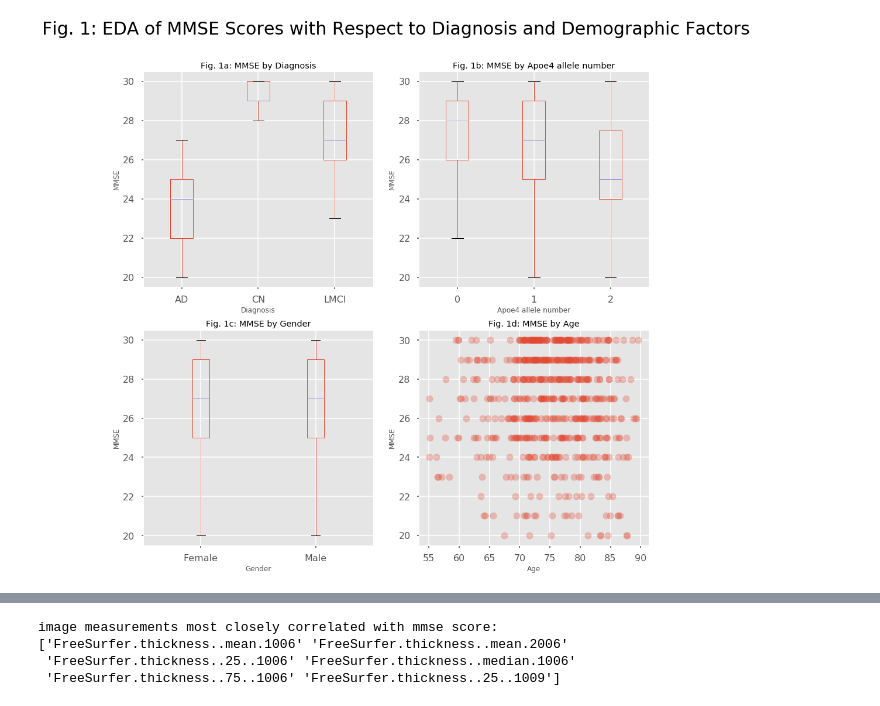
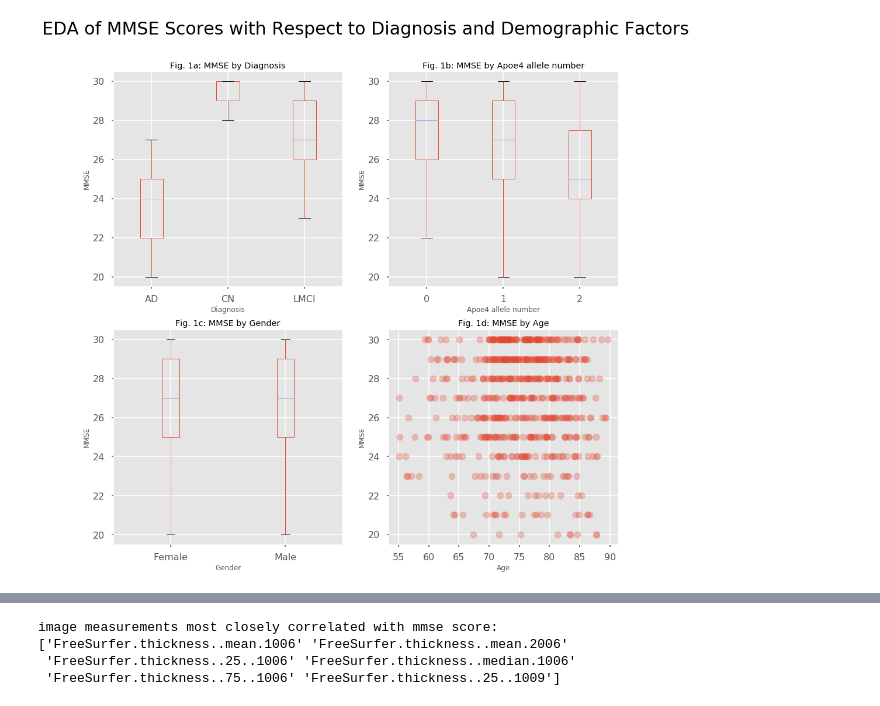
Before and after one commit to lars-von-buchholtz/CS109FinalProject, a Jupyter notebook: notebooks/EDA_MMSE.ipynb, the cells around one changed output, grey strips where cells are left out. Saved outputs shown, nothing was run; the diff lists cells and outputs as text; code cells hidden in the pictures.

Commit message:
finished MMSE EDA

```diff
--- a/notebooks/EDA_MMSE.ipynb
+++ b/notebooks/EDA_MMSE.ipynb
@@ -134,32 +113,32 @@ fig1 = plt.figure(figsize = [15,15])
 plt.subplot(2,2,1)
 ax = plt.gca()
 data.boxplot('MMSE',by = ['DX.bl'], ax = ax)
 plt.title('Fig. 1a: MMSE by Diagnosis')
 plt.xlabel('Diagnosis')
 plt.ylabel('MMSE')
 
 plt.subplot(2,2,2)
 ax = plt.gca()
 data.boxplot('MMSE',by = ['APOE4'], ax = ax)
 plt.title('Fig. 1b: MMSE by Apoe4 allele number')
 plt.xlabel('Apoe4 allele number')
 plt.ylabel('MMSE')
 
 plt.subplot(2,2,3)
 ax = plt.gca()
 data.boxplot('MMSE',by = ['PTGENDER'], ax = ax)
 plt.title('Fig. 1c: MMSE by Gender')
 plt.xlabel('Gender')
 plt.ylabel('MMSE')
 
 plt.subplot(2,2,4)
 ax = plt.gca()
 plt.scatter(data['AGE'],mmse,alpha=0.3)
 plt.title('Fig. 1d: MMSE by Age')
 plt.xlabel('Age')
 plt.ylabel('MMSE');
 
 
-fig1.suptitle('Fig. 1: EDA of MMSE Scores with Respect to Diagnosis and Demographic Factors',fontsize= 30);
+fig1.suptitle('EDA of MMSE Scores with Respect to Diagnosis and Demographic Factors',fontsize= 30);
 # %% [output]
-[figure, old version]
+[figure, new version]
```
Also changed, not shown: parts of 59 cells of this notebook, 4 other files.
